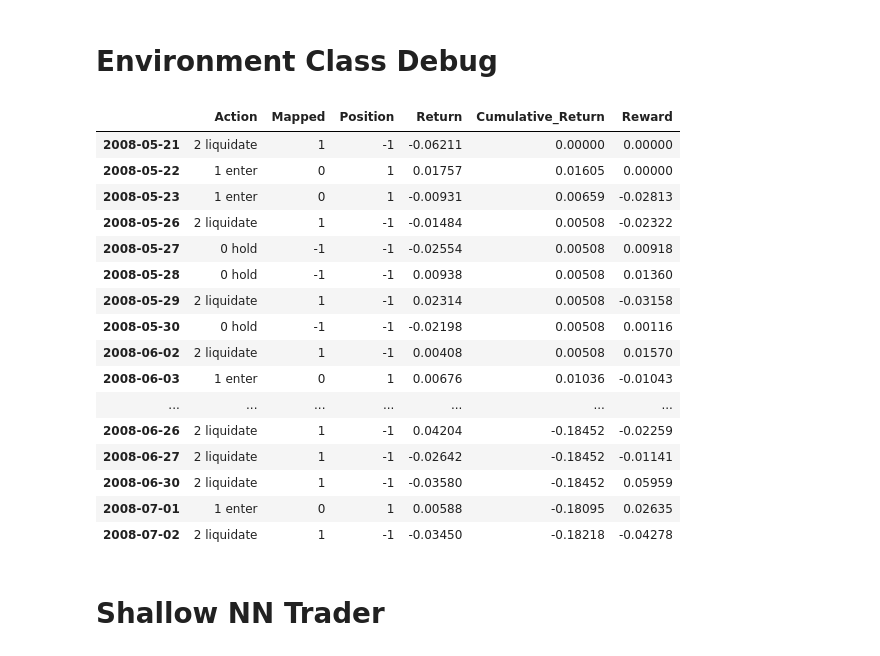
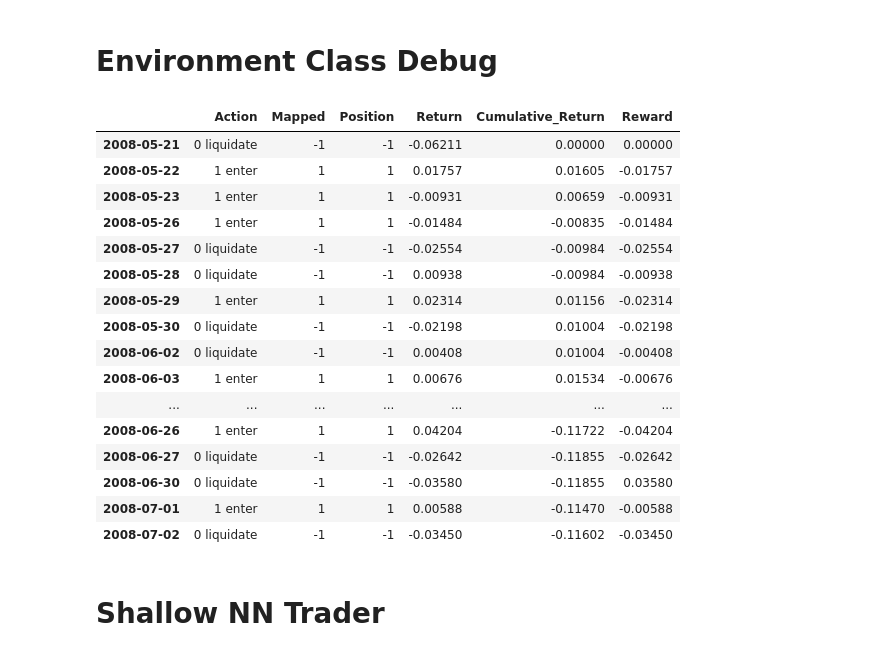
Before and after one commit to Billy-Drunkenstein/RL_CSI_300, a Jupyter notebook: Neural Network Implementation.ipynb, the cells around one changed output. Cells and saved outputs as stored; diff of their text form; code cells hidden in the pictures.

```diff
--- a/Neural Network Implementation.ipynb
+++ b/Neural Network Implementation.ipynb
@@ -31,12 +31,17 @@ WINDOWS = {"3y": 756, "1y": 252, "6m": 126, "3m": 63, "1m": 21, "2w": 10}
 new_columns = {}
 for col in data.columns:
     for window_name, window in WINDOWS.items():
-        new_columns[f"{col}_{window_name}_MEAN"] = data[col].rolling(window=window).mean()
-        new_columns[f"{col}_{window_name}_STD"] = data[col].rolling(window=window).std()
-        new_columns[f"{col}_{window_name}_SKEW"] = data[col].rolling(window=window).skew()
+        rolling_mean = data[col].rolling(window=window).mean()
+        rolling_std = data[col].rolling(window=window).std()
 
-    for lag in range(1, 3):
-        new_columns[f"{col}_LAG_{lag}"] = data[col].shift(lag)
+        z_score = (data[col] - rolling_mean) / rolling_std
+        z_score = z_score.clip(lower=-10, upper=10)
+
+        new_columns[f"{col}_{window_name}_Z"] = z_score
 
 data = pd.concat([data, pd.DataFrame(new_columns)], axis = 1)
-data.dropna(inplace = True)
+
+data["DAILY_RETURN"] = data["OPEN"].pct_change()
+data["DAILY_RETURN_DIFF1"] = data["DAILY_RETURN"].diff(1)
+data["VOLUME_DIFF1"] = data["VOLUME"].diff(1)
+data["VOLUME_DIFF2"] = data["VOLUME"].diff(2)
@@ -74,22 +107,20 @@ class CSI300TradingEnv(Env):
         self.reward_length = lookback
         self.ignored = ignored
 
-        # Simplified Action Space: 0 = Hold
-                                #  1 = Purchase
-                                #  2 = Liquidate
-        self.action_space = Discrete(3)
+                                #  0 = Purchase
+                                #  1 = Liquidate
+        self.action_space = Discrete(2)
 
         self.transaction_cost = transaction_cost
 
         self.gamma = gamma
 
         # Action Mapping for Reward Calculation
-        self.action_mapping = {0: -1, 1: 0, 2: 1}
+        self.action_mapping = {0: -1, 1: 1}
 
         self.action_label = {
-            0: "hold",
-            1: "enter",
-            2: "liquidate"
+            0: "liquidate",
+            1: "enter"
         }
 
         self.observation_space = Box(
@@ -161,10 +192,7 @@ class CSI300TradingEnv(Env):
         mapped_action = self.action_mapping[action]
 
         # Update Portfolio Status:
-        if action == 1:  # enter
-            self.position = 1
-        elif action == 2:  # liquidate
-            self.position = -1
+        self.position = self.action_mapping[action]
 
         date_today = self.data.index[self.index_position]
         date_prev = self.data.index[self.index_position - 1]
@@ -272,47 +300,47 @@ class CSI300TradingEnv(Env):
 # %% [markdown]
 # Environment Class Debug
 # %%
-env = CSI300TradingEnv(data = data, mode = 'train', lookback = 2, ignored = 0, transaction_cost = transaction_cost)
+env = CSI300TradingEnv(data = data, mode = 'train', lookback = 1, ignored = 0, transaction_cost = transaction_cost)
 obs = env.reset()
 
 rows = []
 
 for step in range(30):
-    action = random.randint(0, 2)
+    action = random.randint(0, 1)
 
     obs, reward, done, info = env.step(action)
 
     row = {
         "Action": f"{action:<2} {info['action_str']:<9}",
         "Mapped": info["mapped_action"],
         "Position": info["position"],
         "Return": round(info["return"], 5),
         "Cumulative_Return": round(info["total_return"], 5),
         "Reward": round(info["reward"], 5)
     }
     rows.append((info["date"], row))
 
 df = pd.DataFrame.from_dict(dict(rows), orient="index")
 
 df.head(30)
 # %% [output]
 |  | Action | Mapped | Position | Return | Cumulative_Return | Reward |
-| 2008-05-21 | 2 liquidate | 1 | -1 | -0.06211 | 0.00000 | 0.00000 |
-| 2008-05-22 | 1 enter | 0 | 1 | 0.01757 | 0.01605 | 0.00000 |
-| 2008-05-23 | 1 enter | 0 | 1 | -0.00931 | 0.00659 | -0.02813 |
-| 2008-05-26 | 2 liquidate | 1 | -1 | -0.01484 | 0.00508 | -0.02322 |
-| 2008-05-27 | 0 hold | -1 | -1 | -0.02554 | 0.00508 | 0.00918 |
-| 2008-05-28 | 0 hold | -1 | -1 | 0.00938 | 0.00508 | 0.01360 |
-| 2008-05-29 | 2 liquidate | 1 | -1 | 0.02314 | 0.00508 | -0.03158 |
-| 2008-05-30 | 0 hold | -1 | -1 | -0.02198 | 0.00508 | 0.00116 |
-| 2008-06-02 | 2 liquidate | 1 | -1 | 0.00408 | 0.00508 | 0.01570 |
-| 2008-06-03 | 1 enter | 0 | 1 | 0.00676 | 0.01036 | -0.01043 |
+| 2008-05-21 | 0 liquidate | -1 | -1 | -0.06211 | 0.00000 | 0.00000 |
+| 2008-05-22 | 1 enter | 1 | 1 | 0.01757 | 0.01605 | -0.01757 |
+| 2008-05-23 | 1 enter | 1 | 1 | -0.00931 | 0.00659 | -0.00931 |
+| 2008-05-26 | 1 enter | 1 | 1 | -0.01484 | -0.00835 | -0.01484 |
+| 2008-05-27 | 0 liquidate | -1 | -1 | -0.02554 | -0.00984 | -0.02554 |
+| 2008-05-28 | 0 liquidate | -1 | -1 | 0.00938 | -0.00984 | -0.00938 |
+| 2008-05-29 | 1 enter | 1 | 1 | 0.02314 | 0.01156 | -0.02314 |
+| 2008-05-30 | 0 liquidate | -1 | -1 | -0.02198 | 0.01004 | -0.02198 |
+| 2008-06-02 | 0 liquidate | -1 | -1 | 0.00408 | 0.01004 | -0.00408 |
+| 2008-06-03 | 1 enter | 1 | 1 | 0.00676 | 0.01534 | -0.00676 |
 | ... | ... | ... | ... | ... | ... | ... |
-| 2008-06-26 | 2 liquidate | 1 | -1 | 0.04204 | -0.18452 | -0.02259 |
-| 2008-06-27 | 2 liquidate | 1 | -1 | -0.02642 | -0.18452 | -0.01141 |
-| 2008-06-30 | 2 liquidate | 1 | -1 | -0.03580 | -0.18452 | 0.05959 |
-| 2008-07-01 | 1 enter | 0 | 1 | 0.00588 | -0.18095 | 0.02635 |
-| 2008-07-02 | 2 liquidate | 1 | -1 | -0.03450 | -0.18218 | -0.04278 |
+| 2008-06-26 | 1 enter | 1 | 1 | 0.04204 | -0.11722 | -0.04204 |
+| 2008-06-27 | 0 liquidate | -1 | -1 | -0.02642 | -0.11855 | -0.02642 |
+| 2008-06-30 | 0 liquidate | -1 | -1 | -0.03580 | -0.11855 | 0.03580 |
+| 2008-07-01 | 1 enter | 1 | 1 | 0.00588 | -0.11470 | -0.00588 |
+| 2008-07-02 | 0 liquidate | -1 | -1 | -0.03450 | -0.11602 | -0.03450 |
 # %% [markdown]
 # Shallow NN Trader
 # %%
```
Also changed, not shown: parts of 11 cells of this notebook.
